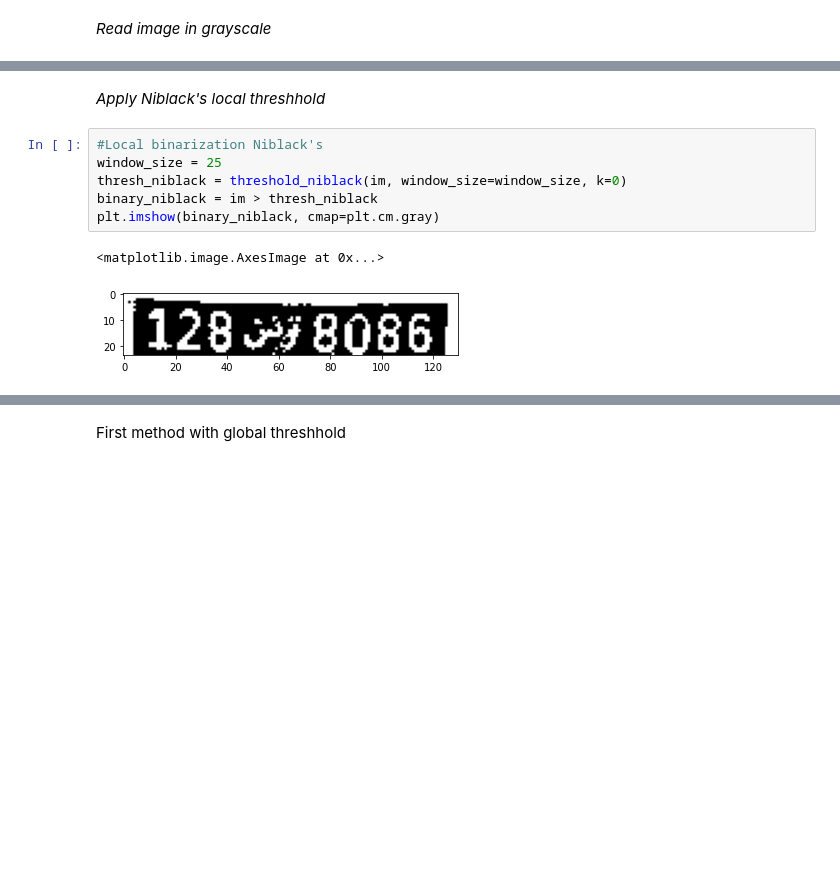
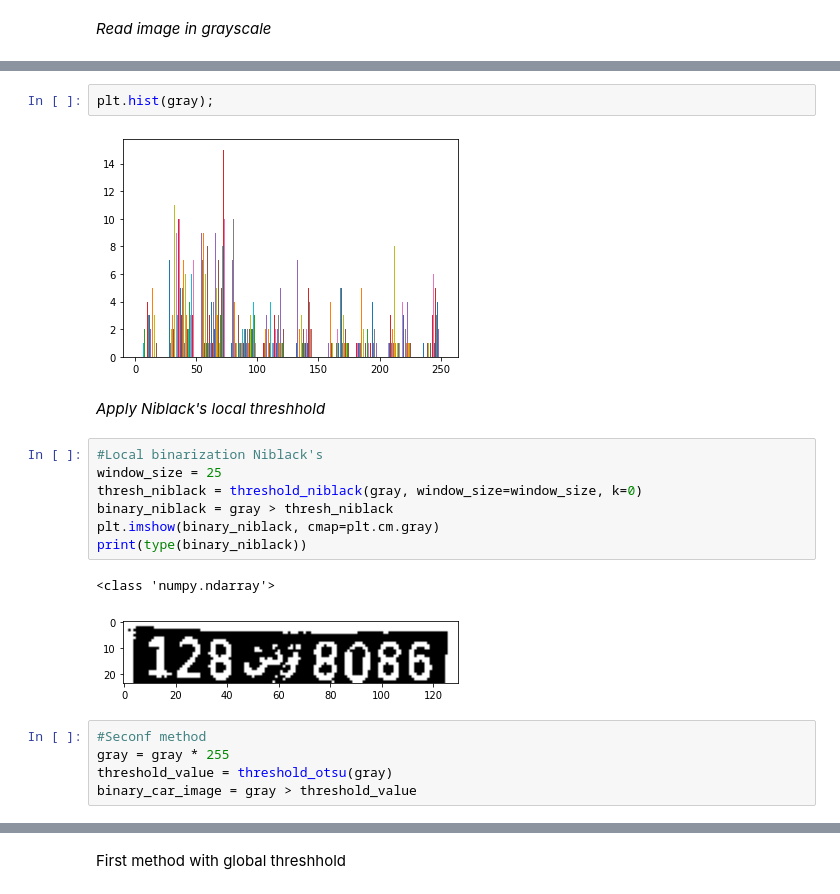
Before and after one commit to MedAmine-SUDO/Tunisian-License-Plate-Recognition, a Jupyter notebook: PlateSegmentation.ipynb, the cells around one changed output, grey strips where cells are left out. Saved outputs shown, nothing was run; the diff lists cells and outputs as text; blank space fills up the shorter version.

Commit message:
i have tried out some other binarization method

```diff
--- a/PlateSegmentation.ipynb
+++ b/PlateSegmentation.ipynb
@@ -25,11 +36,21 @@ print(im.shape)
+# %%
+plt.hist(gray);
+# %% [output]
+[figure, added]
 # %% [markdown]
 *Apply Niblack's local threshhold*
 # %%
 #Local binarization Niblack's
 window_size = 25
-thresh_niblack = threshold_niblack(im, window_size=window_size, k=0)
-binary_niblack = im > thresh_niblack
+thresh_niblack = threshold_niblack(gray, window_size=window_size, k=0)
+binary_niblack = gray > thresh_niblack
 plt.imshow(binary_niblack, cmap=plt.cm.gray)
+print(type(binary_niblack))
 # %% [output]
-<matplotlib.image.AxesImage at 0x...>
+<class 'numpy.ndarray'>
 [figure]
+# %%
+#Seconf method
+gray = gray * 255
+threshold_value = threshold_otsu(gray)
+binary_car_image = gray > threshold_value
```
Also changed, not shown: parts of 8 cells of this notebook.
